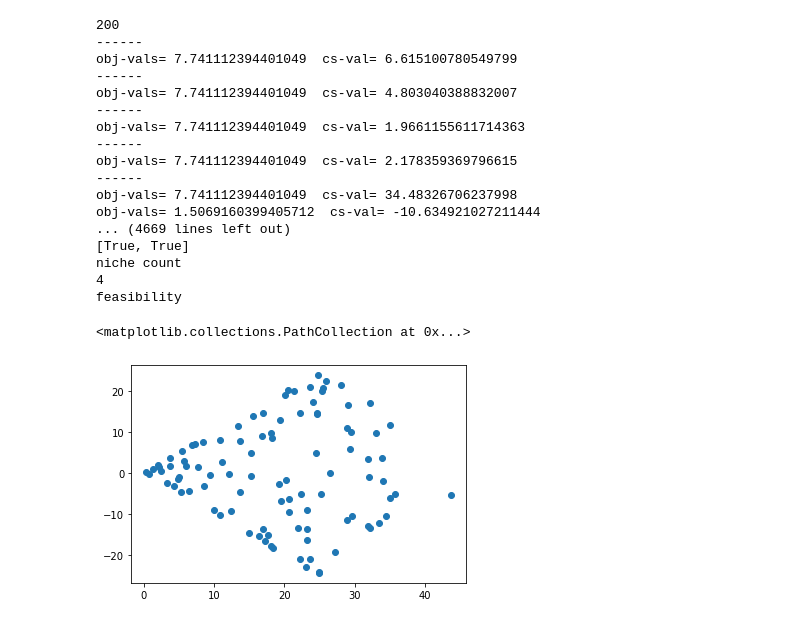
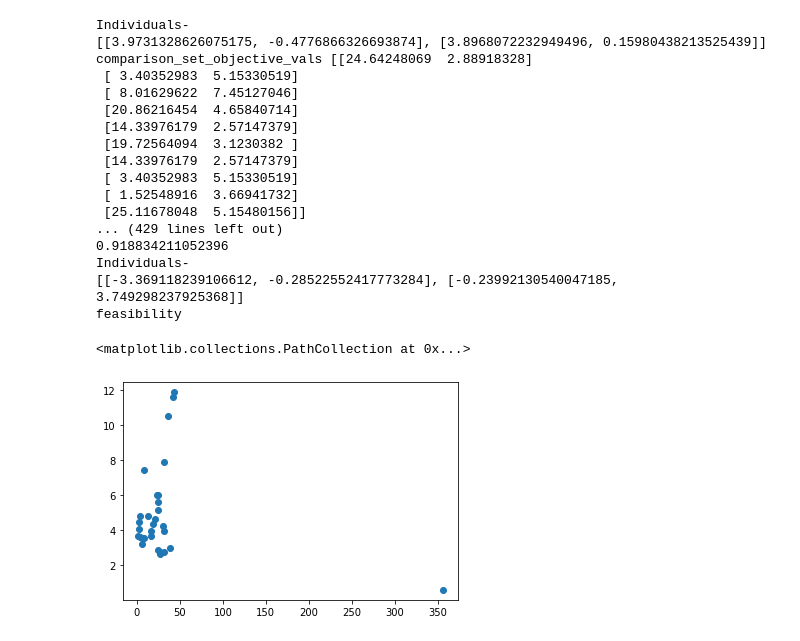
Before and after one commit to sauvikpal1998/pyRVEA, a Jupyter notebook: trial.ipynb, the cells around one changed output. Drawn from its saved outputs; the diff is of its cells as text; code cells hidden in the pictures.

Commit message:
Constraint Handeling tested and debugged

```diff
--- a/trial.ipynb
+++ b/trial.ipynb
@@ -5,21 +51,36 @@ import matplotlib.pyplot as plt
 # %%
+# Booth function
 def obj1(arr):
+    x = arr[0]
+    y = arr[1]
+
+    return (x+2*y-7)**2 + (2*x+y-5)**2
+
+# Matayas
+def obj2(arr):
+    x = arr[0]
+    y = arr[1]
+
+    return .26*(x**2+y**2)-0.48*(x*y)
+
+def obj3(arr):
     x = arr[0]
     y = arr[1]
 
     return x**2 + y**2
 
-def obj2(arr):
+def obj4(arr):
     x = arr[0]
     y = arr[1]
 
     return x**2 - y**2
 
+
 def const1(arr):
     x = arr[0]
     y = arr[1]
     val = x+y
-    if(val>3):
+    if(val>3 and val<40):
         return True
     else:
         return False
@@ -29,7 +90,7 @@ def const2(arr):
     y = arr[1]
     val = x-y
 #     print(val)
-    if(abs(val)>3):
+    if(abs(val)>3 and abs(val)<40):
         return True
     else:
         return False
@@ -46,30 +110,29 @@ vals2 = [obj2(v) for v in values]
 from pyrvea.Selection.tournament_select import constraint_tour_select
 objectives = [obj1, obj2]
 constraints = [const1, const2]
+flags = ["min", "min"]
-# %%
-pop = constraint_tour_select(constraints, values, objectives)
-# %% [output]
-200
-------
-obj-vals= 7.741112394401049  cs-val= 6.615100780549799
-------
-obj-vals= 7.741112394401049  cs-val= 4.803040388832007
-------
-obj-vals= 7.741112394401049  cs-val= 1.9661155611714363
-------
-obj-vals= 7.741112394401049  cs-val= 2.178359369796615
-------
-obj-vals= 7.741112394401049  cs-val= 34.48326706237998
-obj-vals= 1.5069160399405712  cs-val= -10.634921027211444
-... (4669 lines left out)
-[True, True]
-niche count
-4
-feasibility
 # %%
+pop = constraint_tour_select(constraints, pop, objectives, flags)
 vals1 = [obj1(v) for v in pop]
 vals2 = [obj2(v) for v in pop]
 plt.scatter(vals1, vals2)
 # %% [output]
-<matplotlib.collections.PathCollection at 0x...>
+Individuals-
+[[3.9731328626075175, -0.4776866326693874], [3.8968072232949496, 0.15980438213525439]]
+comparison_set_objective_vals [[24.64248069  2.88918328]
+ [ 3.40352983  5.15330519]
+ [ 8.01629622  7.45127046]
+ [20.86216454  4.65840714]
+ [14.33976179  2.57147379]
+ [19.72564094  3.1230382 ]
+ [14.33976179  2.57147379]
+ [ 3.40352983  5.15330519]
+ [ 1.52548916  3.66941732]
+ [25.11678048  5.15480156]]
+... (429 lines left out)
+0.918834211052396
+Individuals-
+[[-3.369118239106612, -0.28522552417773284], [-0.23992130540047185, 3.749298237925368]]
+feasibility
+<matplotlib.collections.PathCollection at 0x...>
-[figure, old version]
+[figure, new version]
```
Also changed, not shown: parts of 12 cells of this notebook, 3 other files.
